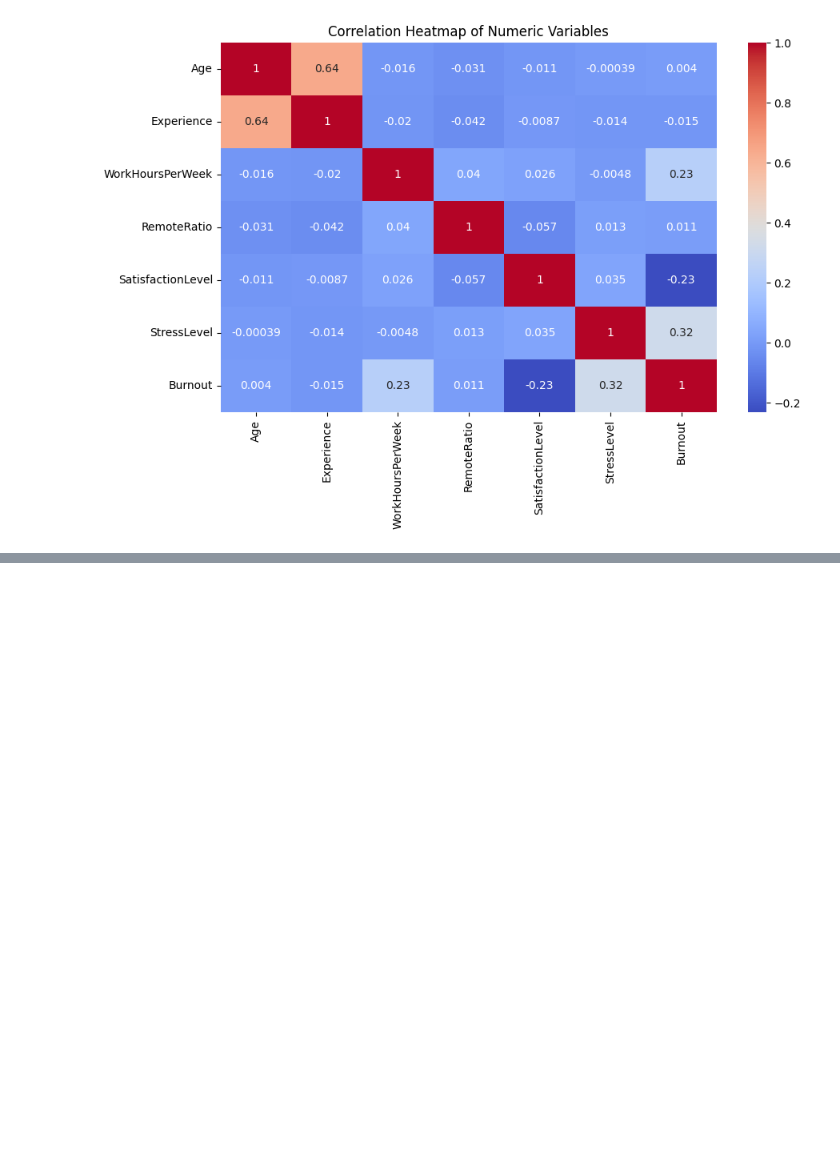
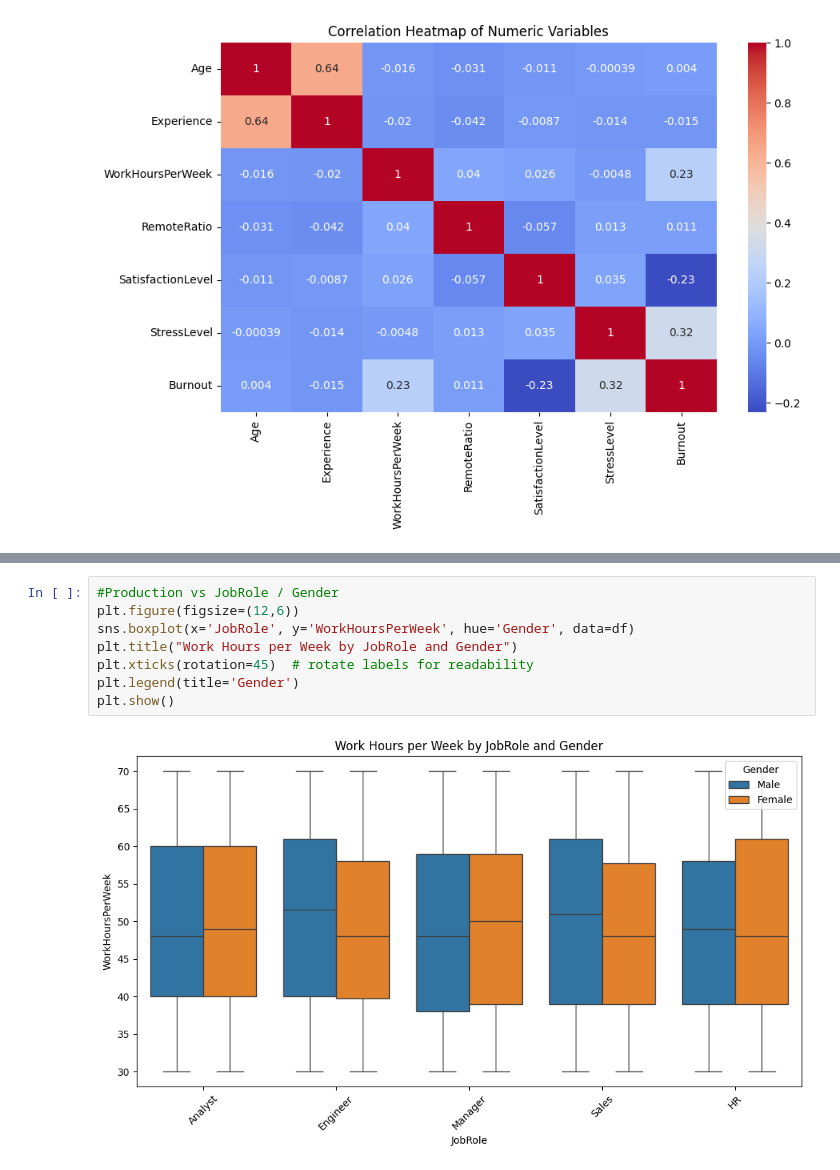
Before and after one commit to aditipandey37/burnout-productivity-analysis, a Jupyter notebook: burnout_productivity_analysis.ipynb, the cells around one changed output, grey strips where cells are left out. Saved outputs shown, nothing was run; the diff lists cells and outputs as text; blank space fills up the shorter version.

```diff
--- a/burnout_productivity_analysis.ipynb
+++ b/burnout_productivity_analysis.ipynb
@@ -95,0 +179,10 @@ plt.show()
+# %%
+#Production vs JobRole / Gender
+plt.figure(figsize=(12,6))
+sns.boxplot(x='JobRole', y='WorkHoursPerWeek', hue='Gender', data=df)
+plt.title("Work Hours per Week by JobRole and Gender")
+plt.xticks(rotation=45)  # rotate labels for readability
+plt.legend(title='Gender')
+plt.show()
+# %% [output]
+[figure, added]
```
Also changed, not shown: parts of 11 cells of this notebook.
